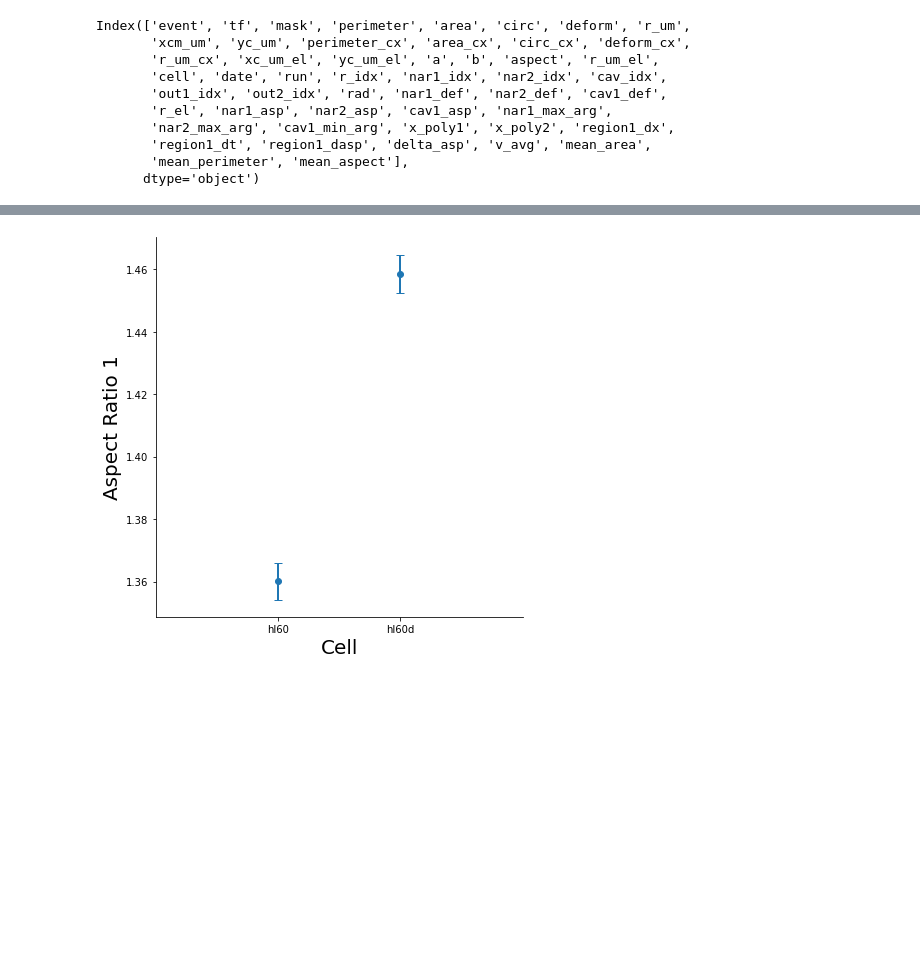
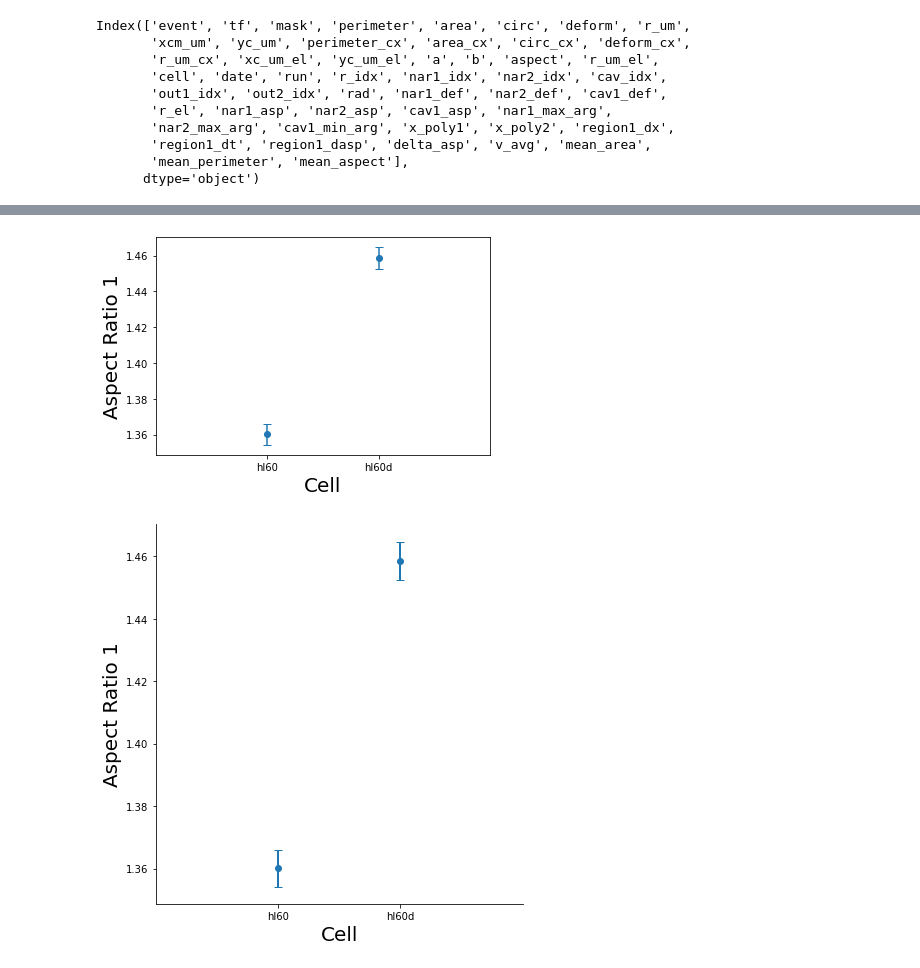
Before and after one commit to siwylab/time-series-dc, a Jupyter notebook: Figure 2.ipynb, the cells around one changed output, grey strips where cells are left out. Cells and saved outputs as stored; diff of their text form; code cells hidden in the pictures; blank space fills up the shorter version.

```diff
--- a/Figure 2.ipynb
+++ b/Figure 2.ipynb
@@ -63,3 +121,7 @@ df['r1_slope']=df.apply(lambda a: a.x_poly1[0],axis=1)
+# %%
+Figure2plots.temp_sem(df,'Aspect Ratio 1','nar1_asp')
+# %% [output]
+[figure, added]
 # %%
 Figure2plots.pop_means_sem(df,'Aspect Ratio 1','nar1_asp',output_path = './figures/asp1_mean.png',save=True)
 Figure2plots.pop_means_sem(df,'Aspect Ratio 2','nar2_asp',output_path = './figures/asp2_mean.png',save=True)
```
Also changed, not shown: parts of 11 cells of this notebook, 7 other files.
